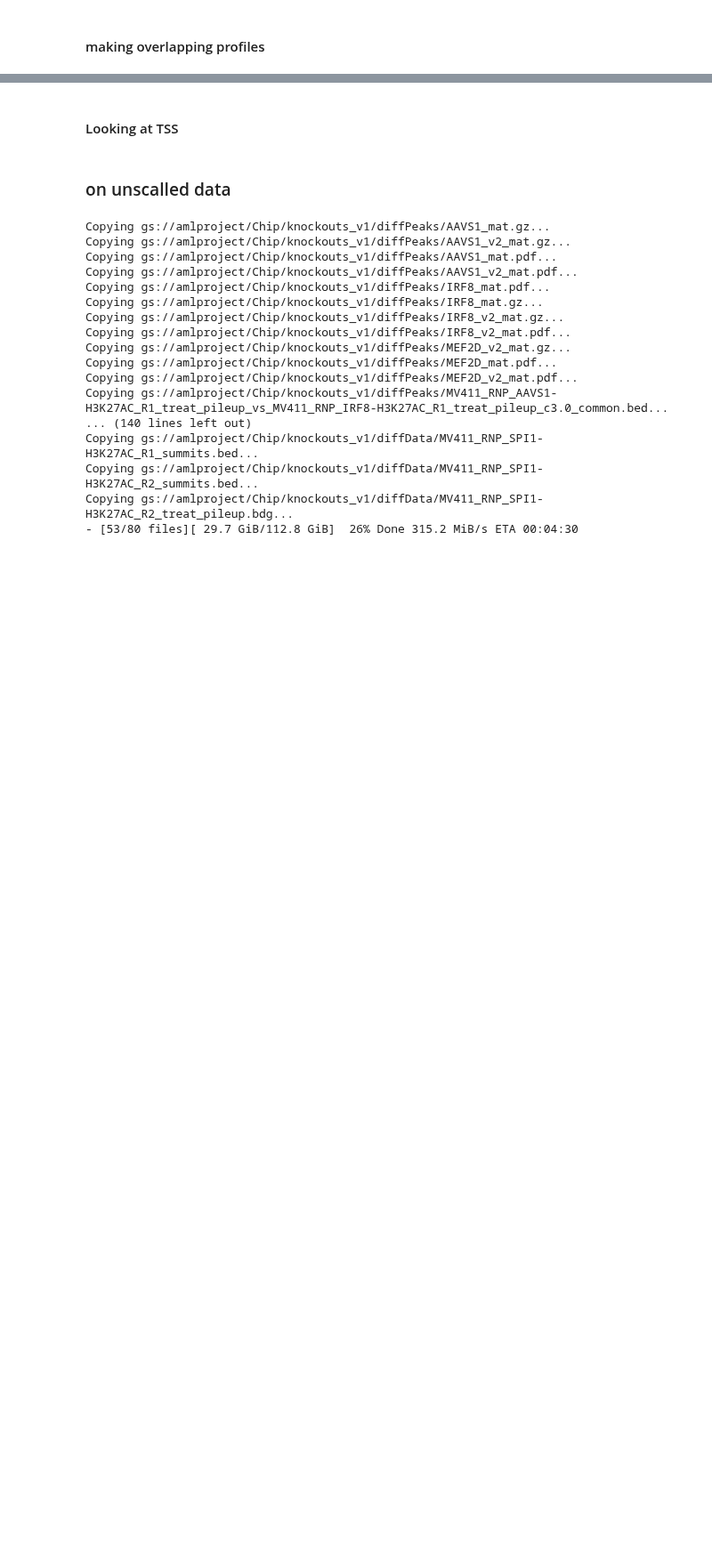
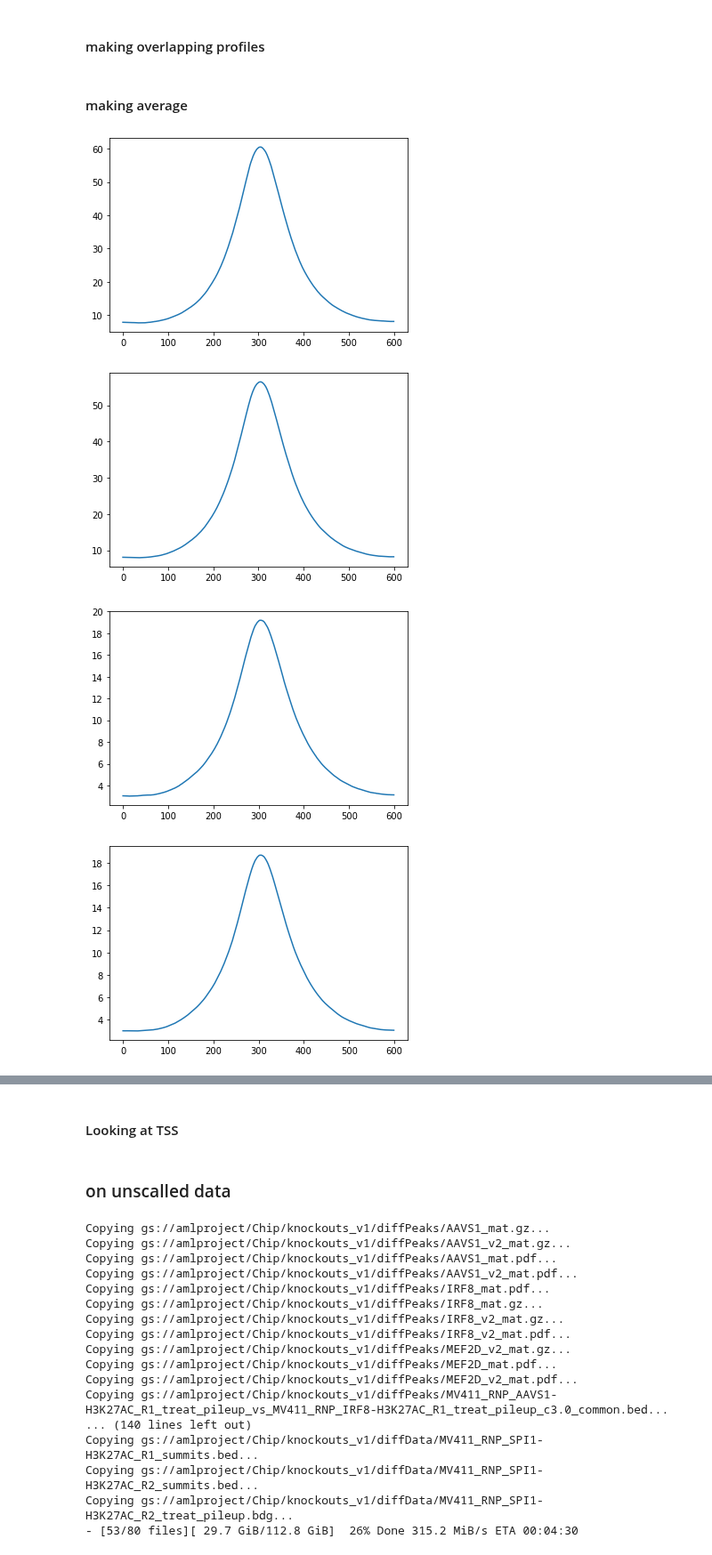
Before and after one commit to monikaperez/AMLproject, a Jupyter notebook: notebooks/Processing_differential_binding part3-Copy1.ipynb, the cells around one changed output, grey strips where cells are left out. Shown at 89% size. Saved outputs shown, nothing was run; the diff lists cells and outputs as text; code cells hidden in the pictures; blank space fills up the shorter version.

Commit message:
adding plots off average

```diff
--- a/notebooks/Processing_differential_binding part3-Copy1.ipynb
+++ b/notebooks/Processing_differential_binding part3-Copy1.ipynb
@@ -316,7 +316,7 @@ names = ["AAVS1", "AAVS1_V2", "IRF8", "IRF8_V2", "MEF2D", "MEF2D_V2", "MYB", "MY
 # %%
 mpeaks = []
 for i, val in enumerate(names[2:]):
-    if i<10:
+    if i<8:
         continue
     print(val)
     dmso = peaks[i%2]
@@ -346,6 +383,6 @@ mpeaks = peaks[:2] + mpeaks
 # %%
 for i, val in enumerate(bw):
-    if i < 0:
+    if i != 8:
         continue
     name = names[i]+condname if i>2 else names[i]+dmsoname
     print(name)
@@ -399,3 +418,7 @@ for i in range(int(len(bw)/2)):
     name = names[i]
     print(name1,name2)
     chip.getPeaksAt(peak, [name1, name2], bigwignames=['DMSO', 'VHL'], peaknames=['DMSO_peaks', 'common', 'VHL_peaks'], window=3000, folder="", title=name, numthreads=8, refpoint="center", name='../../data/'+project+'/diffPeaks/'+name+'_mat.pdf', withDeeptools=True, torecompute=False)
+# %% [markdown]
+#### making average
+# %%
+names = ["AAVS1", "IRF8", "MEF2D", "MYB", "RUNX1", "RUNX1_RUNX2", "RUNX2", "SPI1"]
@@ -401,0 +429,12 @@ for i in range(int(len(bw)/2)):
+# %%
+for i, val in enumerate(names):
+    if i <4:
+        continue
+    val1 = '../../data/'+project+'/' + val +'_ko_mat.gz'
+    val2 = '../../data/'+project+'/' + val +'_V2_ko_mat.gz'
+    _ = chiplot.plotAverageOfSamples([val1, val2], folder="../../data/"+val)
+# %% [output]
+[figure, added]
+[figure, added]
+[figure, added]
+[figure, added]
```
Also changed, not shown: parts of 9 cells of this notebook, 35 other files.
